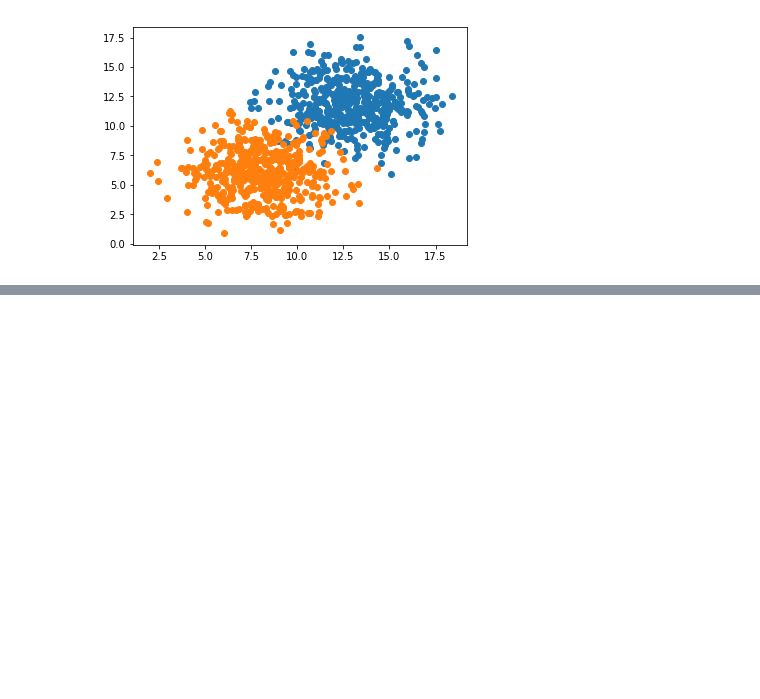
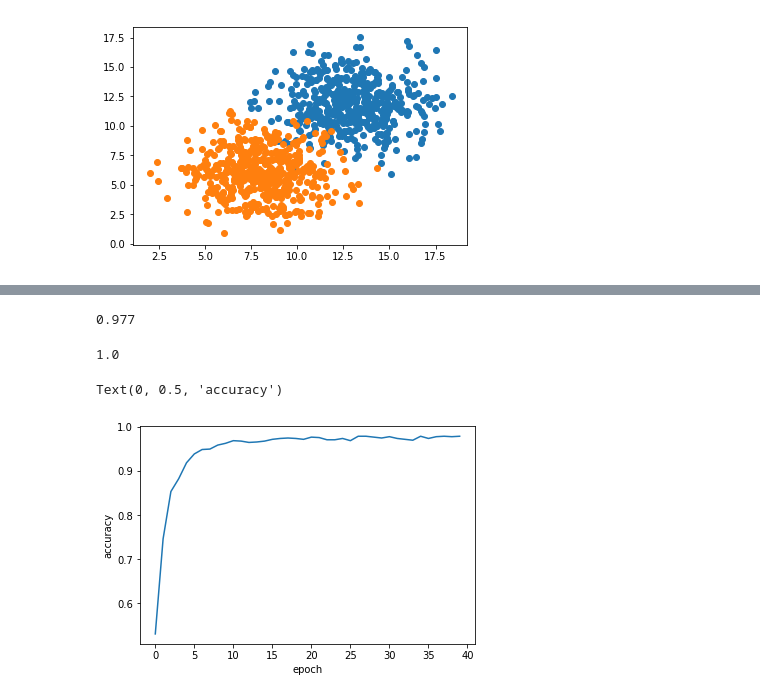
Before and after one commit to ValentinSaulas/self-driving-car-course-udemy, a Jupyter notebook: Keras.ipynb, the cells around one changed output, grey strips where cells are left out. Drawn from its saved outputs; the diff is of its cells as text; code cells hidden in the pictures; blank space fills up the shorter version.

```diff
--- a/Keras.ipynb
+++ b/Keras.ipynb
@@ -19,0 +47,12 @@ import matplotlib.pyplot as plt
+# %%
+model=Sequential()
+model.add(Dense(units=1,input_shape=(2,),activation="sigmoid"))
+adam=Adam(lr=0.1)
+model.compile(adam,
+              loss="binary_crossentropy",
+              metrics=["accuracy"])
+history=model.fit(x=X,y=y,
+          verbose=1,
+          batch_size=50,
+         epochs=40,
+         shuffle="true") # start training
@@ -19,0 +81,15 @@ import matplotlib.pyplot as plt
+# %%
+nn=MLPClassifier().fit(X,y);nn.score(X,y)
+# %% [output]
+0.977
+# %%
+et=ExtraTreesClassifier().fit(X,y);et.score(X,y)
+# %% [output]
+1.0
+# %%
+plt.plot(history.history["acc"])
+plt.xlabel("epoch")
+plt.ylabel("accuracy")
+# %% [output]
+Text(0, 0.5, 'accuracy')
+[figure, added]
```
Also changed, not shown: parts of 11 cells of this notebook.
